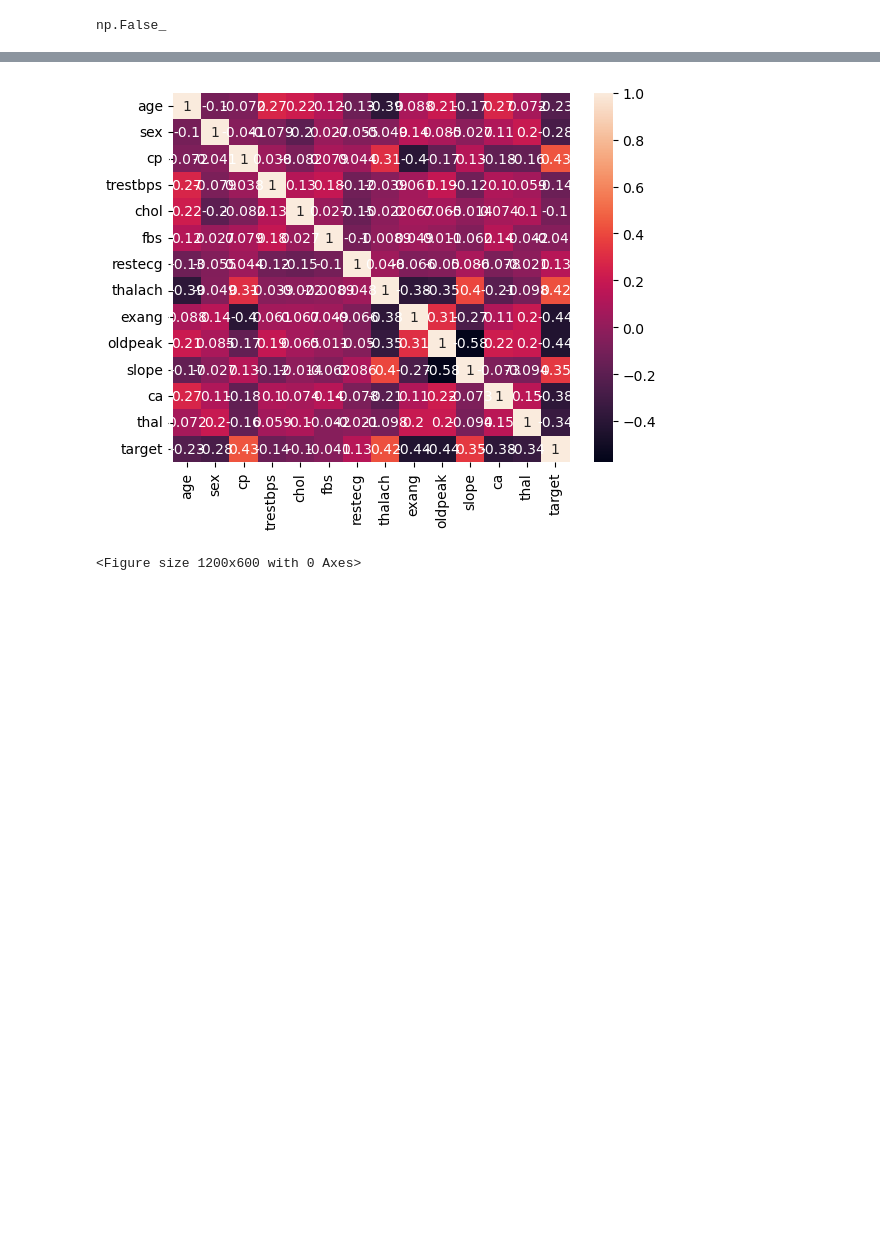
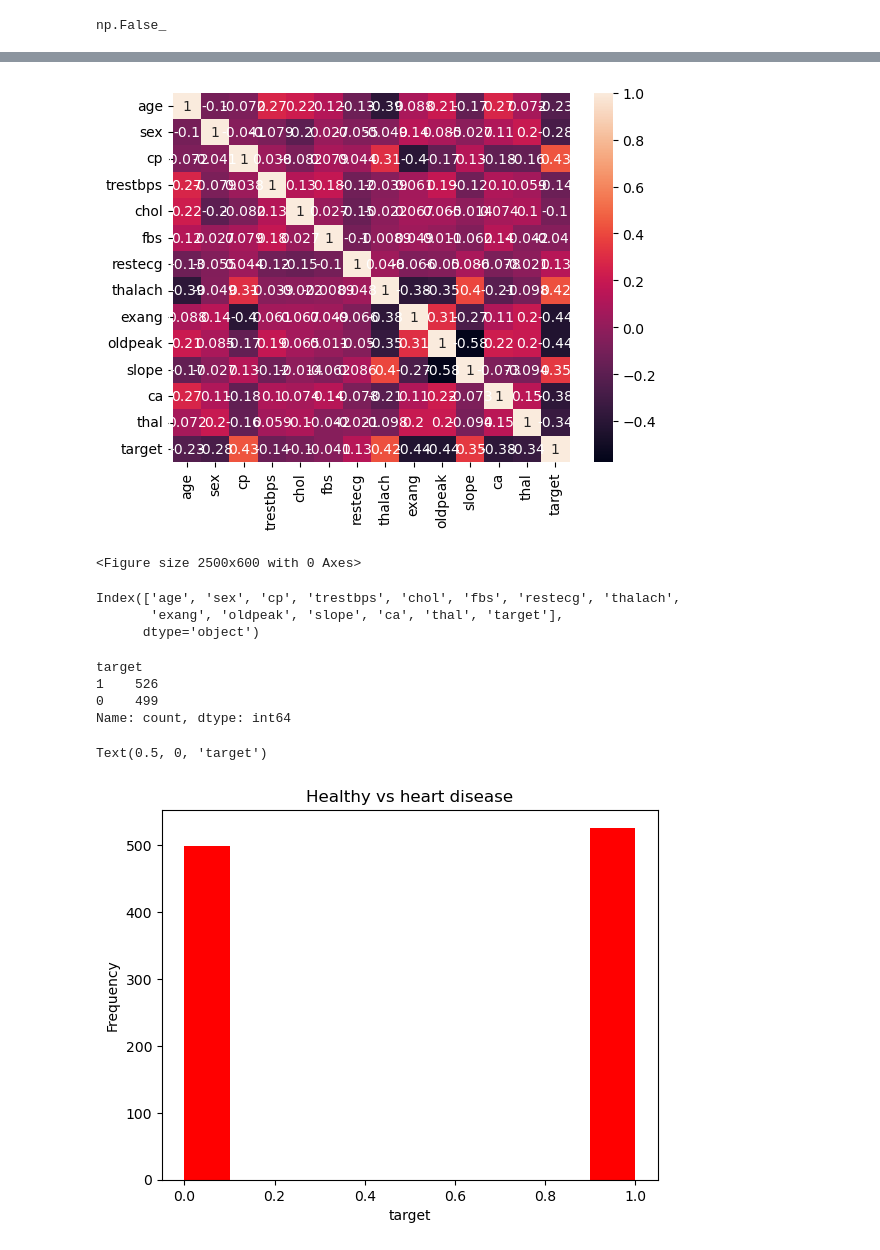
Before and after one commit to Abricos-gt/Heart-Disease-Analysis-Python-Project, a Jupyter notebook: Untitled.ipynb, the cells around one changed output, grey strips where cells are left out. Cells and saved outputs as stored; diff of their text form; code cells hidden in the pictures; blank space fills up the shorter version.

Commit message:
how many people have heart disease and how many not in the dataset

```diff
--- a/Untitled.ipynb
+++ b/Untitled.ipynb
@@ -121,12 +121,32 @@ df.describe()
 # Draw Correlation Matrix
 # %%
 sns.heatmap(df.corr() , annot = True)
-plt.figure(figsize = (12,6))
+plt.figure(figsize = (25,6))
 plt.tight_layout()
 # %% [output]
 [figure]
-<Figure size 1200x600 with 0 Axes>
+<Figure size 2500x600 with 0 Axes>
 # %%
 # How Many People Have Heart Disease, And How Many Don't Have Heart Disease In This Dataset?
+# %%
+df.columns
+# %% [output]
+Index(['age', 'sex', 'cp', 'trestbps', 'chol', 'fbs', 'restecg', 'thalach',
+       'exang', 'oldpeak', 'slope', 'ca', 'thal', 'target'],
+      dtype='object')
+# %%
+df['target'].value_counts()
+# %% [output]
+target
+1    526
+0    499
+Name: count, dtype: int64
+# %%
+df['target'].plot(kind ='hist' ,  color = 'red')
+plt.title('Healthy vs heart disease')
+plt.xlabel('target')
+# %% [output]
+Text(0.5, 0, 'target')
+[figure, added]
 # %%
 # Find Count of  Male & Female in this Dataset
```
